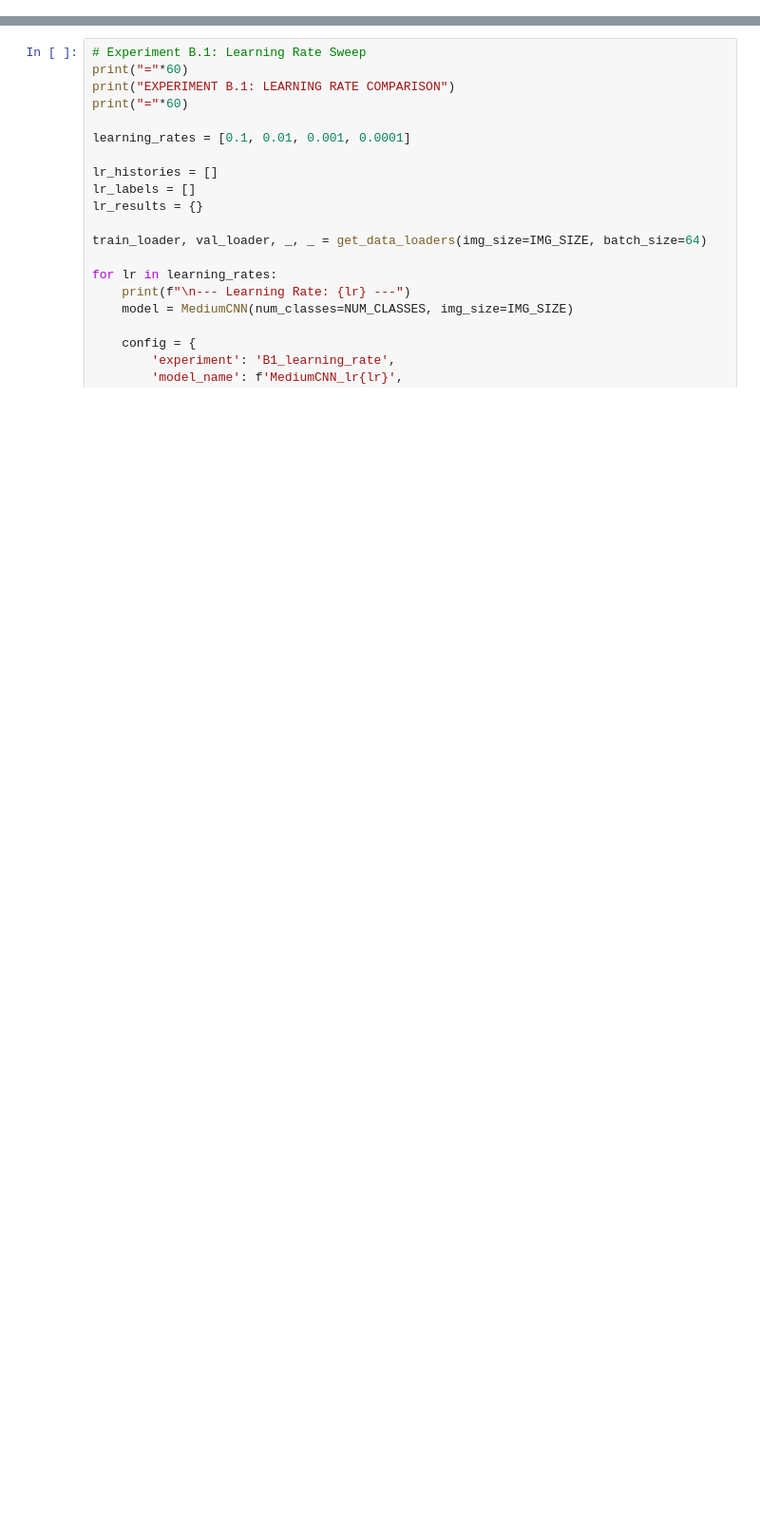
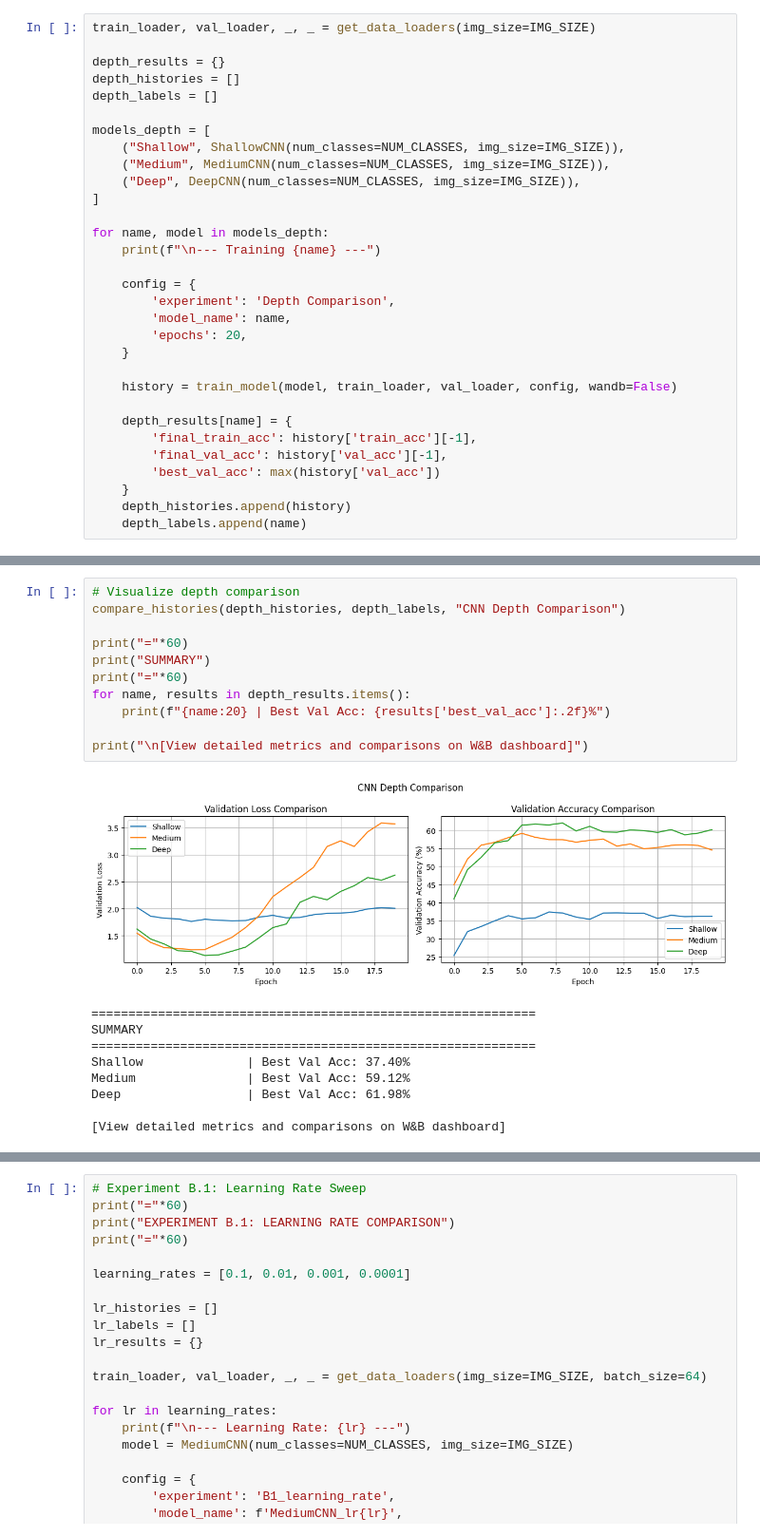
Before and after one commit to marcosncosta1/DeepLearning_practical_1, a Jupyter notebook: cnn_experiments.ipynb, the cells around one changed output, grey strips where cells are left out. Shown at 95% size. Cells and saved outputs as stored; diff of their text form; blank space fills up the shorter version.

```diff
--- a/cnn_experiments.ipynb
+++ b/cnn_experiments.ipynb
@@ -595,0 +468,31 @@ Using the Medium CNN, we'll vary:
+# %%
+train_loader, val_loader, _, _ = get_data_loaders(img_size=IMG_SIZE)
+
+depth_results = {}
+depth_histories = []
+depth_labels = []
+
+models_depth = [
+    ("Shallow", ShallowCNN(num_classes=NUM_CLASSES, img_size=IMG_SIZE)),
+    ("Medium", MediumCNN(num_classes=NUM_CLASSES, img_size=IMG_SIZE)),
+    ("Deep", DeepCNN(num_classes=NUM_CLASSES, img_size=IMG_SIZE)),
+]
+
+for name, model in models_depth:
+    print(f"\n--- Training {name} ---")
+
+    config = {
+        'experiment': 'Depth Comparison',
+        'model_name': name,
+        'epochs': 20,
+    }
+
+    history = train_model(model, train_loader, val_loader, config, wandb=False)
+
+    depth_results[name] = {
+        'final_train_acc': history['train_acc'][-1],
+        'final_val_acc': history['val_acc'][-1],
+        'best_val_acc': max(history['val_acc'])
+    }
+    depth_histories.append(history)
+    depth_labels.append(name)
@@ -595,0 +517,21 @@ Using the Medium CNN, we'll vary:
+# %%
+# Visualize depth comparison
+compare_histories(depth_histories, depth_labels, "CNN Depth Comparison")
+
+print("="*60)
+print("SUMMARY")
+print("="*60)
+for name, results in depth_results.items():
+    print(f"{name:20} | Best Val Acc: {results['best_val_acc']:.2f}%")
+
+print("\n[View detailed metrics and comparisons on W&B dashboard]")
+# %% [output]
+[figure, added]
+============================================================
+SUMMARY
+============================================================
+Shallow              | Best Val Acc: 37.40%
+Medium               | Best Val Acc: 59.12%
+Deep                 | Best Val Acc: 61.98%
+
+[View detailed metrics and comparisons on W&B dashboard]
```
Also changed, not shown: parts of 88 cells of this notebook.
